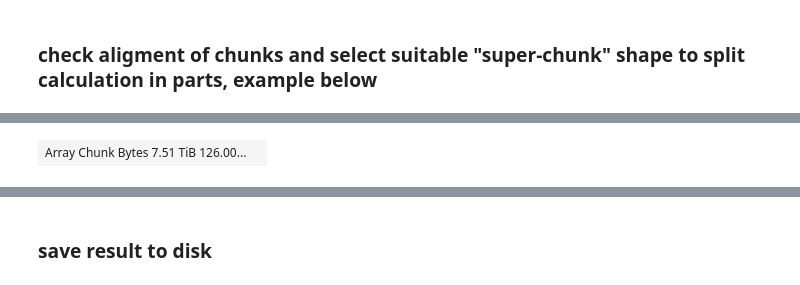
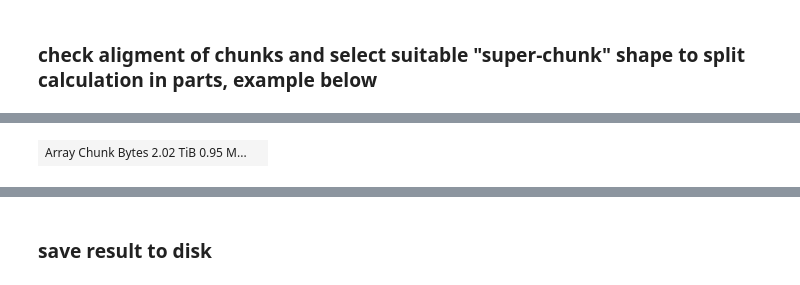
Before and after one commit to Pescatore23/co2ely-tomcat, a Jupyter notebook: data_analysis/05a_ML_water_segmentation.ipynb, the cells around one changed output, grey strips where cells are left out. Drawn from its saved outputs; the diff is of its cells as text; code cells hidden in the pictures.

```diff
--- a/data_analysis/05a_ML_water_segmentation.ipynb
+++ b/data_analysis/05a_ML_water_segmentation.ipynb
@@ -644,6 +679,6 @@ clf.n_jobs = 32
 # %%
-feat = IF.feature_stack
+test = dask.array.stack([TS.feat_data['feature_stack_time_independent'][:,:,:,0,:]]*71, axis=-2)
 # %%
-feat
+test
 # %% [output]
-| Array Chunk Bytes 7.51 TiB 126.00... |  |
+| Array Chunk Bytes 2.02 TiB 0.95 M... |  |
```
Also changed, not shown: parts of 23 cells of this notebook.
